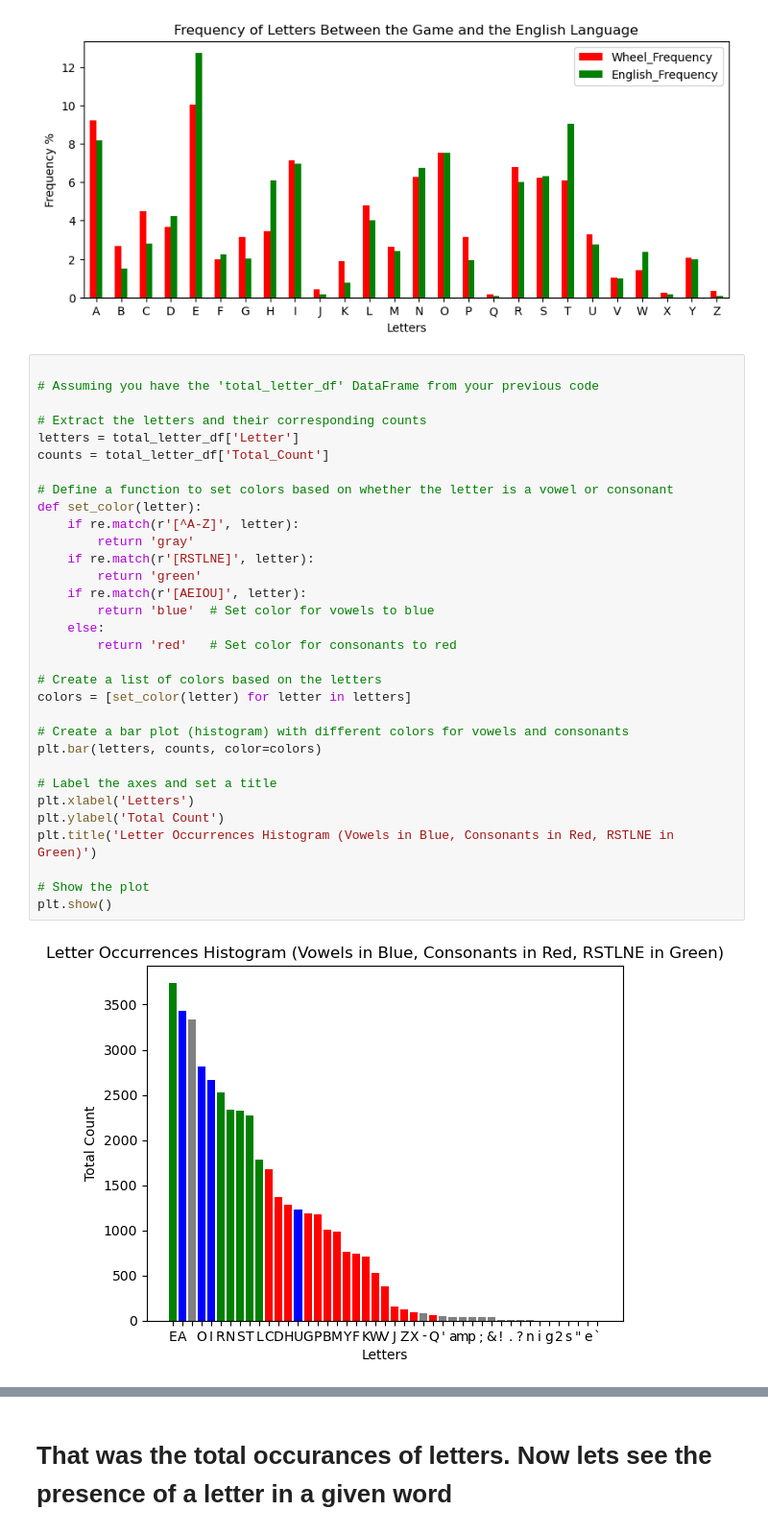
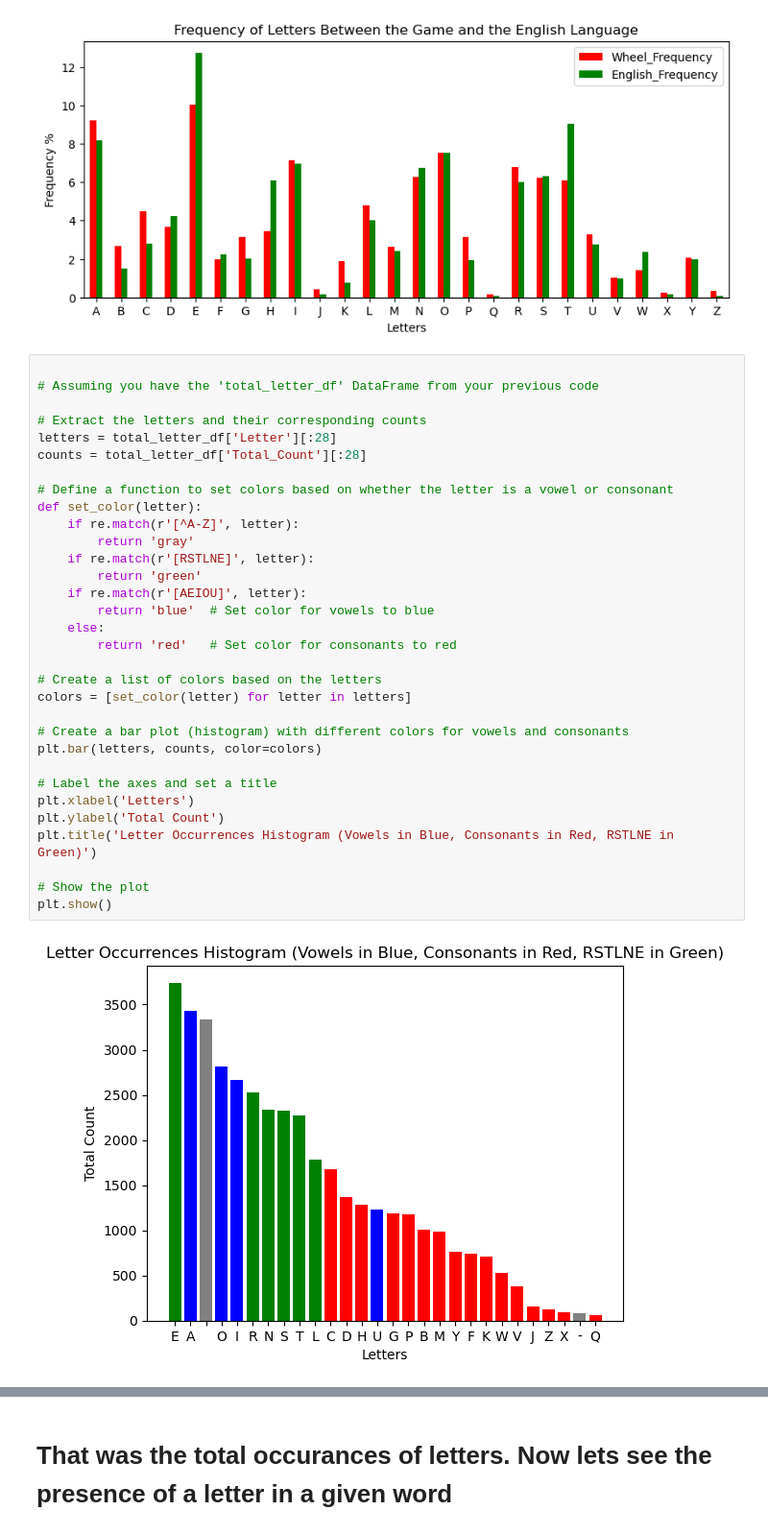
Before and after one commit to chengeric155/Wheel-of-Fortune-Analysis, a Jupyter notebook: WoF_Analysis.ipynb, the cells around one changed output, grey strips where cells are left out. Shown at 96% size. Cells and saved outputs as stored; diff of their text form.

```diff
--- a/WoF_Analysis.ipynb
+++ b/WoF_Analysis.ipynb
@@ -113,36 +113,36 @@ plt.show()
 
 # Assuming you have the 'total_letter_df' DataFrame from your previous code
 
 # Extract the letters and their corresponding counts
-letters = total_letter_df['Letter']
-counts = total_letter_df['Total_Count']
+letters = total_letter_df['Letter'][:28]
+counts = total_letter_df['Total_Count'][:28]
 
 # Define a function to set colors based on whether the letter is a vowel or consonant
 def set_color(letter):
     if re.match(r'[^A-Z]', letter):
         return 'gray'
     if re.match(r'[RSTLNE]', letter):
         return 'green'
     if re.match(r'[AEIOU]', letter):
         return 'blue'  # Set color for vowels to blue
     else:
         return 'red'   # Set color for consonants to red
 
 # Create a list of colors based on the letters
 colors = [set_color(letter) for letter in letters]
 
 # Create a bar plot (histogram) with different colors for vowels and consonants
 plt.bar(letters, counts, color=colors)
 
 # Label the axes and set a title
 plt.xlabel('Letters')
 plt.ylabel('Total Count')
 plt.title('Letter Occurrences Histogram (Vowels in Blue, Consonants in Red, RSTLNE in Green)')
 
 # Show the plot
 plt.show()
 # %% [output]
-[figure, old version]
+[figure, new version]
 # %%
 plt.bar(letters, counts/3252, color=colors)
 
```
Also changed, not shown: parts of 11 cells of this notebook, 7 other files.
